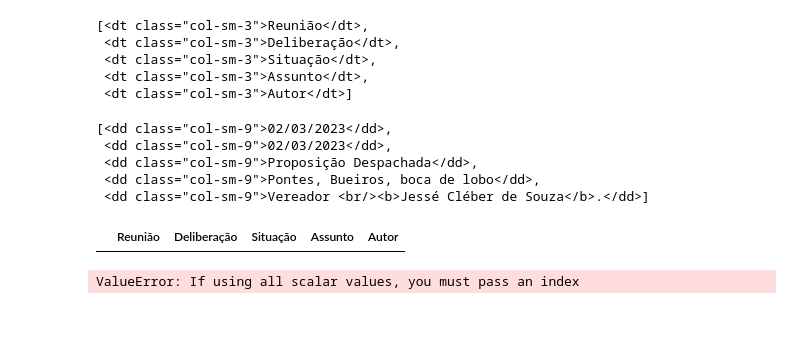
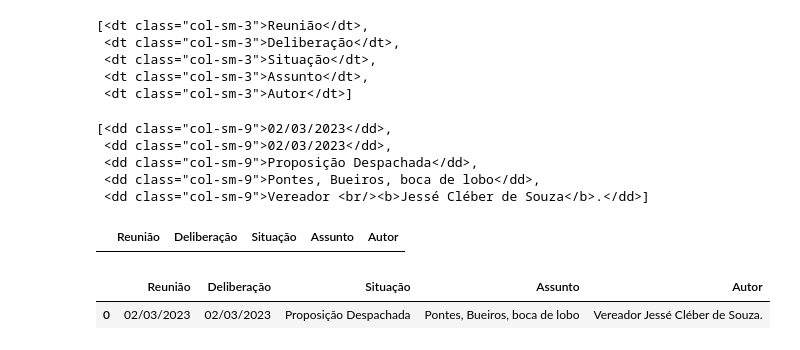
Before and after one commit to FerrazThales/Observatorio_Social_Indaial, a Jupyter notebook: Indaial.ipynb, the cells around one changed output. Drawn from its saved outputs; the diff is of its cells as text; code cells hidden in the pictures; blank space fills up the shorter version.

```diff
--- a/Indaial.ipynb
+++ b/Indaial.ipynb
@@ -53,0 +33,16 @@ colocar um print do inspecionar
+# %%
+# url de exemplo de uma proposição do ano de 2023
+url = ("https://www.legislador.com.br//LegisladorWEB.ASP?WCI=ProposicaoTexto&ID=3&TPProposicao=1"
+             "&nrProposicao=162" # Número da proposição
+             "&aaProposicao=2023") # Ano da proposição
+
+headers = {'User-Agent': user_agent}
+
+# obtendo o conteúdo html da página
+html = requests.get(url, headers = headers, timeout  = 10).content
+
+# passando o html para o BeautifulSoup
+soup = bs4.BeautifulSoup(html, 'html.parser')
+
+# imprimindo o código html de forma visual
+print(soup.prettify())
@@ -77,17 +90,20 @@ df
 # %% [output]
 |  | Reunião | Deliberação | Situação | Assunto | Autor |
 # %%
-# inserindo os valores
+# inserindo os valores em um DataFrame do Pandas
 dt = soup.findAll('dt')
 dd = soup.findAll('dd')
 dic = {}
 
 for i in range(len(dt)):
     x = dt[i].get_text()
     y = dd[i].get_text()
     dic[x] = y
 
-dic = pd.DataFrame(dic)
-dic
+dic ={k:[v] for k,v in dic.items()}
+dic = pd.DataFrame(dic, columns  = cabecalhos)
+df = pd.concat([df,dic], ignore_index=True)
+df
 # %% [output]
-ValueError: If using all scalar values, you must pass an index
+|  | Reunião | Deliberação | Situação | Assunto | Autor |
+| 0 | 02/03/2023 | 02/03/2023 | Proposição Despachada | Pontes, Bueiros, boca de lobo | Vereador Jessé Cléber de Souza. |
```
Also changed, not shown: parts of 19 cells of this notebook, 5 other files.
